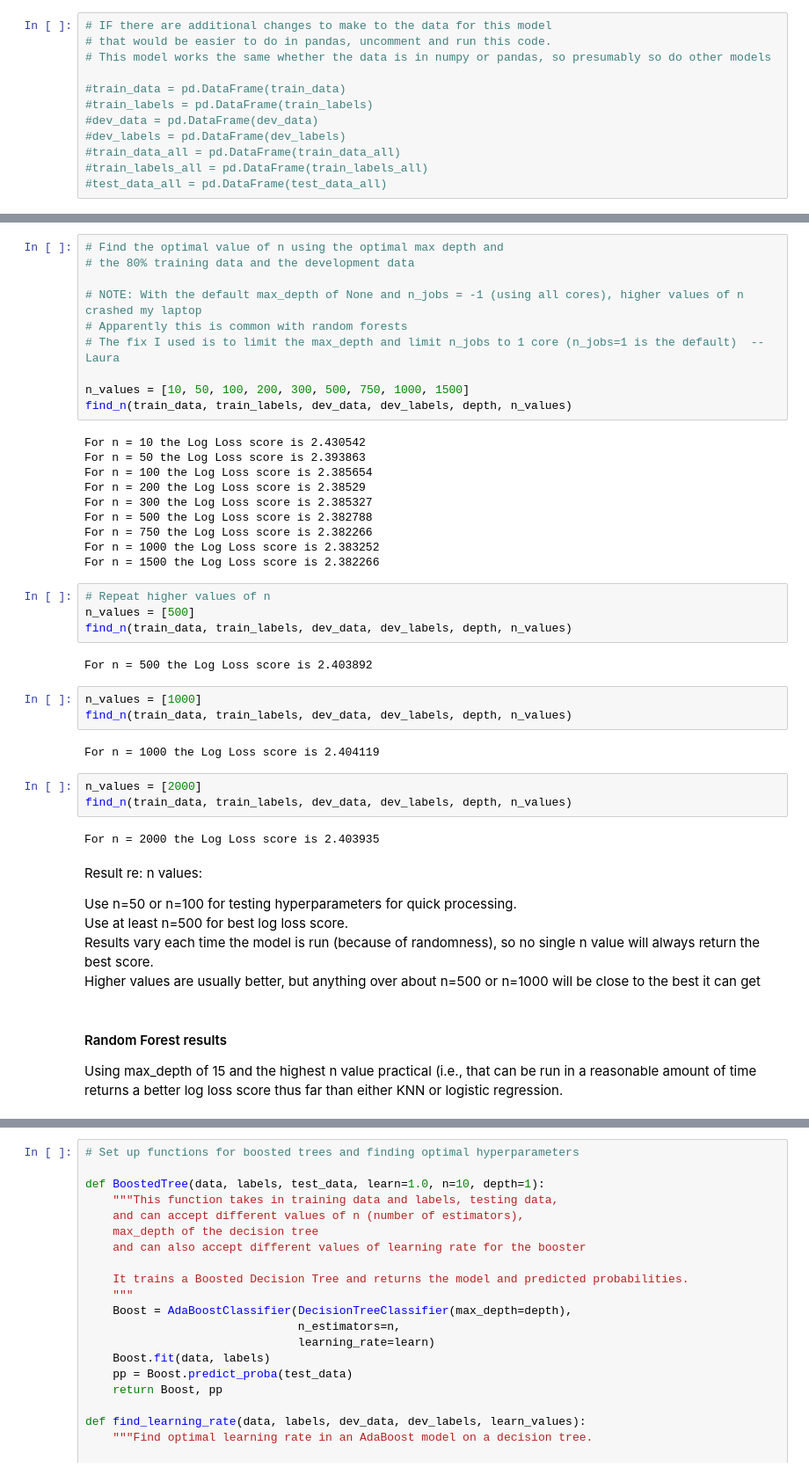
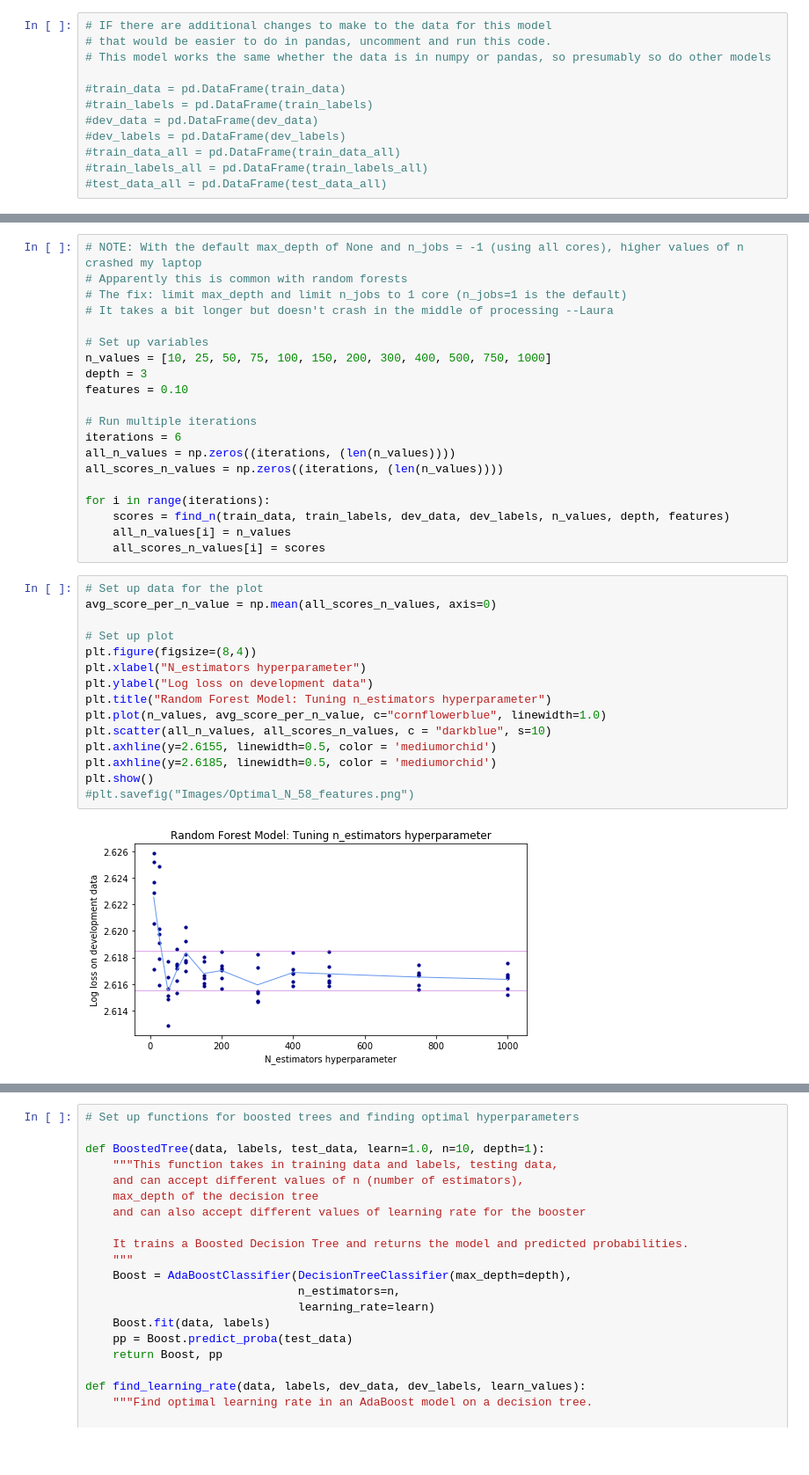
Before and after one commit to daxaurora/W207_CrimeClassification, a Jupyter notebook: W207 Final Project - Tree and Forest Models.ipynb, the cells around one changed output, grey strips where cells are left out. Shown at 88% size. Cells and saved outputs as stored; diff of their text form; blank space fills up the shorter version.

```diff
--- a/W207 Final Project - Tree and Forest Models.ipynb
+++ b/W207 Final Project - Tree and Forest Models.ipynb
@@ -149,46 +273,37 @@ depth = 16
 # %%
-# Find the optimal value of n using the optimal max depth and
-# the 80% training data and the development data
-
 # NOTE: With the default max_depth of None and n_jobs = -1 (using all cores), higher values of n crashed my laptop
 # Apparently this is common with random forests
-# The fix I used is to limit the max_depth and limit n_jobs to 1 core (n_jobs=1 is the default)  --Laura
+# The fix: limit max_depth and limit n_jobs to 1 core (n_jobs=1 is the default)
+# It takes a bit longer but doesn't crash in the middle of processing --Laura
 
-n_values = [10, 50, 100, 200, 300, 500, 750, 1000, 1500]
-find_n(train_data, train_labels, dev_data, dev_labels, depth, n_values)
+# Set up variables
+n_values = [10, 25, 50, 75, 100, 150, 200, 300, 400, 500, 750, 1000]
+depth = 3
+features = 0.10
+
+# Run multiple iterations
+iterations = 6
+all_n_values = np.zeros((iterations, (len(n_values))))
+all_scores_n_values = np.zeros((iterations, (len(n_values))))
+
+for i in range(iterations):
+    scores = find_n(train_data, train_labels, dev_data, dev_labels, n_values, depth, features)
+    all_n_values[i] = n_values
+    all_scores_n_values[i] = scores
-# %% [output]
-For n = 10 the Log Loss score is 2.430542
-For n = 50 the Log Loss score is 2.393863
-For n = 100 the Log Loss score is 2.385654
-For n = 200 the Log Loss score is 2.38529
-For n = 300 the Log Loss score is 2.385327
-For n = 500 the Log Loss score is 2.382788
-For n = 750 the Log Loss score is 2.382266
-For n = 1000 the Log Loss score is 2.383252
-For n = 1500 the Log Loss score is 2.382266
-# %%
-# Repeat higher values of n
-n_values = [500]
-find_n(train_data, train_labels, dev_data, dev_labels, depth, n_values)
-# %% [output]
-For n = 500 the Log Loss score is 2.403892
-# %%
-n_values = [1000]
-find_n(train_data, train_labels, dev_data, dev_labels, depth, n_values)
-# %% [output]
-For n = 1000 the Log Loss score is 2.404119
-# %%
-n_values = [2000]
-find_n(train_data, train_labels, dev_data, dev_labels, depth, n_values)
-# %% [output]
-For n = 2000 the Log Loss score is 2.403935
-# %% [markdown]
-Result re: n values:
-
-Use n=50 or n=100 for testing hyperparameters for quick processing.
-Use at least n=500 for best log loss score.
-Results vary each time the model is run (because of randomness), so no single n value will always return the best score.
-Higher values are usually better, but anything over about n=500 or n=1000 will be close to the best it can get
-# %% [markdown]
-#### Random Forest results
-Using max_depth of 15 and the highest n value practical (i.e., that can be run in a reasonable amount of time returns a better log loss score thus far than either KNN or logistic regression.
+# %%
+# Set up data for the plot
+avg_score_per_n_value = np.mean(all_scores_n_values, axis=0)
+
+# Set up plot
+plt.figure(figsize=(8,4))
+plt.xlabel("N_estimators hyperparameter")
+plt.ylabel("Log loss on development data")
+plt.title("Random Forest Model: Tuning n_estimators hyperparameter")
+plt.plot(n_values, avg_score_per_n_value, c="cornflowerblue", linewidth=1.0)
+plt.scatter(all_n_values, all_scores_n_values, c = "darkblue", s=10)
+plt.axhline(y=2.6155, linewidth=0.5, color = 'mediumorchid')
+plt.axhline(y=2.6185, linewidth=0.5, color = 'mediumorchid')
+plt.show()
+#plt.savefig("Images/Optimal_N_58_features.png")
+# %% [output]
+[figure, added]
```
Also changed, not shown: parts of 41 cells of this notebook, 3 other files.
